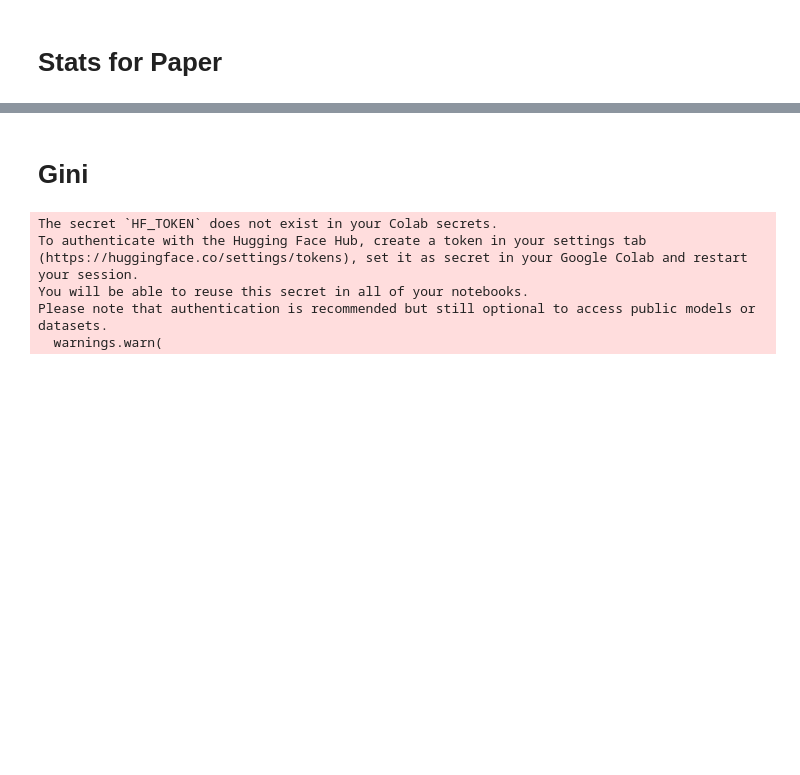
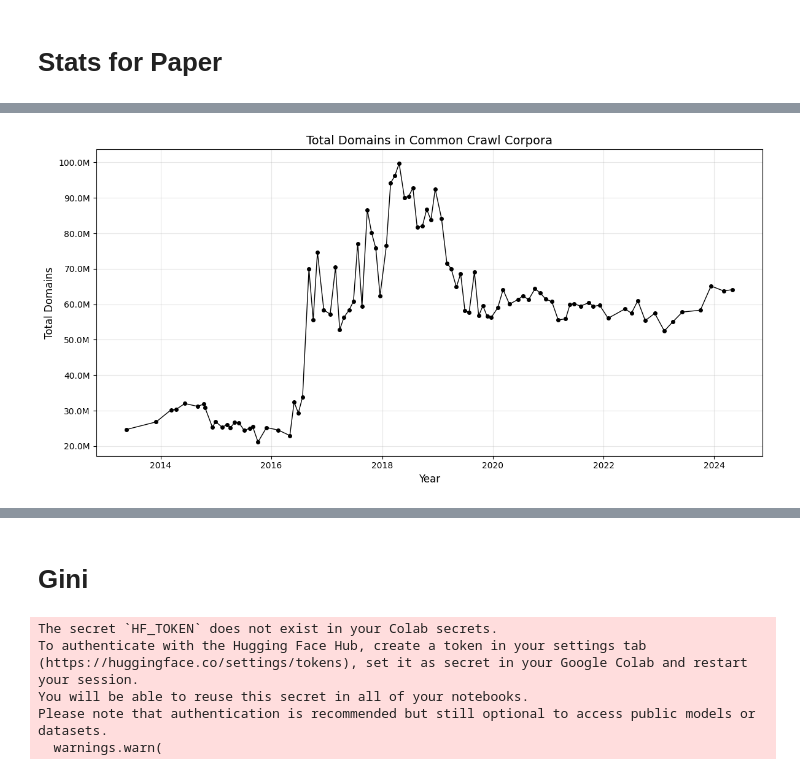
Before and after one commit to NHagar/cc-genealogy, a Jupyter notebook: cc_collection_analysis.ipynb, the cells around one changed output, grey strips where cells are left out. Cells and saved outputs as stored; diff of their text form; code cells hidden in the pictures; blank space fills up the shorter version.

```diff
--- a/cc_collection_analysis.ipynb
+++ b/cc_collection_analysis.ipynb
@@ -375,0 +219,21 @@ nhagar/CC-MAIN-2019-13_urls       17.0
+# %%
+import re
+
+# Extract year and week using regex that handles both formats
+# Matches either CC-MAIN-YYYY-WW or CC_MAIN_YYYY_WW
+cc_stats['year'] = cc_stats['dataset_name'].str.extract(r'CC[_-]MAIN[_-](\d{4})[_-]', flags=re.IGNORECASE)
+cc_stats['week'] = cc_stats['dataset_name'].str.extract(r'CC[_-]MAIN[_-]\d{4}[_-](\d{2})', flags=re.IGNORECASE)
+
+# Convert to numeric
+cc_stats['year'] = pd.to_numeric(cc_stats['year'])
+cc_stats['week'] = pd.to_numeric(cc_stats['week'])
+
+# Sort by year and week
+cc_stats = cc_stats.sort_values(['year', 'week'])
+
+# week / year to actual date
+cc_stats['timestamp'] = pd.to_datetime(cc_stats['year'].astype(str) +
+                                     cc_stats['week'].astype(str).str.zfill(2) +
+                                     '1', format='%Y%W%w') # monday of each week
+
+cc_stats
@@ -375,0 +335,25 @@ nhagar/CC-MAIN-2019-13_urls       17.0
+# %%
+
+
+# Create figure and axis
+plt.figure(figsize=(12, 6))
+
+# Plot total Domains
+plt.plot(cc_stats['timestamp'], cc_stats['total_hosts'],
+         'o-', color='black', markersize=4, linewidth=1)
+
+# Customize the plot
+plt.title('Total Domains in Common Crawl Corpora', fontsize=14)
+plt.xlabel('Year', fontsize=12)
+plt.ylabel('Total Domains', fontsize=12)
+plt.grid(True, alpha=0.3)
+
+# Format y-axis with M/K notation
+plt.gca().yaxis.set_major_formatter(plt.FuncFormatter(format_axis))
+
+# Adjust layout to prevent label cutoff
+plt.tight_layout()
+
+plt.show()
+# %% [output]
+[figure, added]
```
Also changed, not shown: parts of 8 cells of this notebook.
